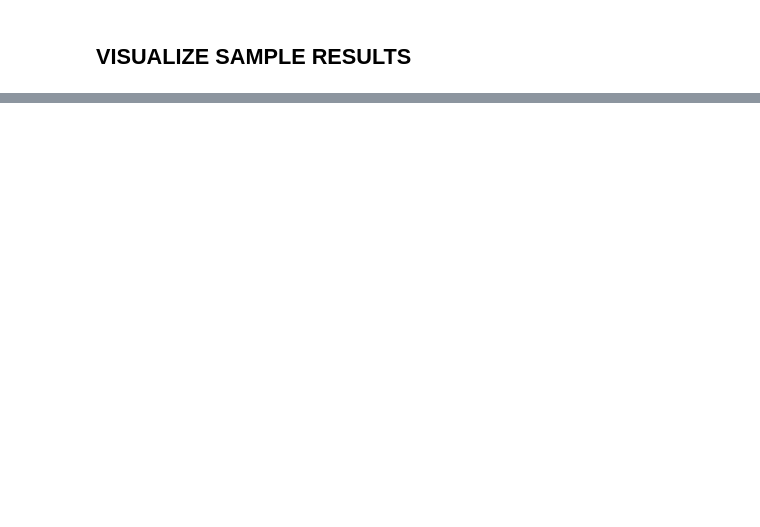
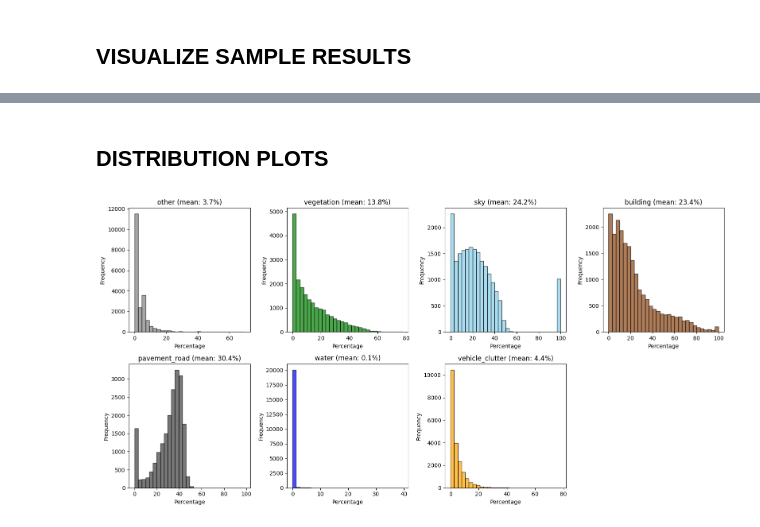
Before and after one commit to tess-vu/hot-hem, a Jupyter notebook: notebooks/03_merge_segmentation_classes.ipynb, the cells around one changed output, grey strips where cells are left out. Cells and saved outputs as stored; diff of their text form; code cells hidden in the pictures; blank space fills up the shorter version.

```diff
--- a/notebooks/03_merge_segmentation_classes.ipynb
+++ b/notebooks/03_merge_segmentation_classes.ipynb
@@ -287,0 +460,9 @@ else:
+# %%
+# Configuration for batch processing.
+BATCH_SIZE = 32  # Process 32 images at a time on GPU.
+CHECKPOINT_INTERVAL = 500  # Save checkpoint every N images.
+NUM_IO_WORKERS = 4  # Parallel threads for I/O operations.
+
+print(f"Batch size: {BATCH_SIZE}")
+print(f"Checkpoint interval: {CHECKPOINT_INTERVAL}")
+print(f"I/O workers: {NUM_IO_WORKERS}")
@@ -367,0 +805,23 @@ else:
+# %% [markdown]
+## DISTRIBUTION PLOTS
+# %%
+# Plot histograms of superclass percentages.
+fig, axes = plt.subplots(2, 4, figsize = (16, 8))
+axes = axes.flatten()
+
+for idx, (superclass_id, superclass_name) in enumerate(SUPERCLASS_NAMES.items()):
+    col = f"pct_{superclass_name}"
+    color = np.array(SUPERCLASS_COLORS[superclass_id]) / 255.0
+
+    axes[idx].hist(df_metrics[col] * 100, bins = 30, color = color, edgecolor = "black", alpha = 0.7)
+    axes[idx].set_xlabel("Percentage")
+    axes[idx].set_ylabel("Frequency")
+    axes[idx].set_title(f"{superclass_name} (mean: {df_metrics[col].mean()*100:.1f}%)")
+
+# Hide unused subplot.
+axes[7].axis("off")
+
+plt.tight_layout()
+plt.show()
+# %% [output]
+[figure, added]
```
Also changed, not shown: parts of 55 cells of this notebook, 25 other files.
